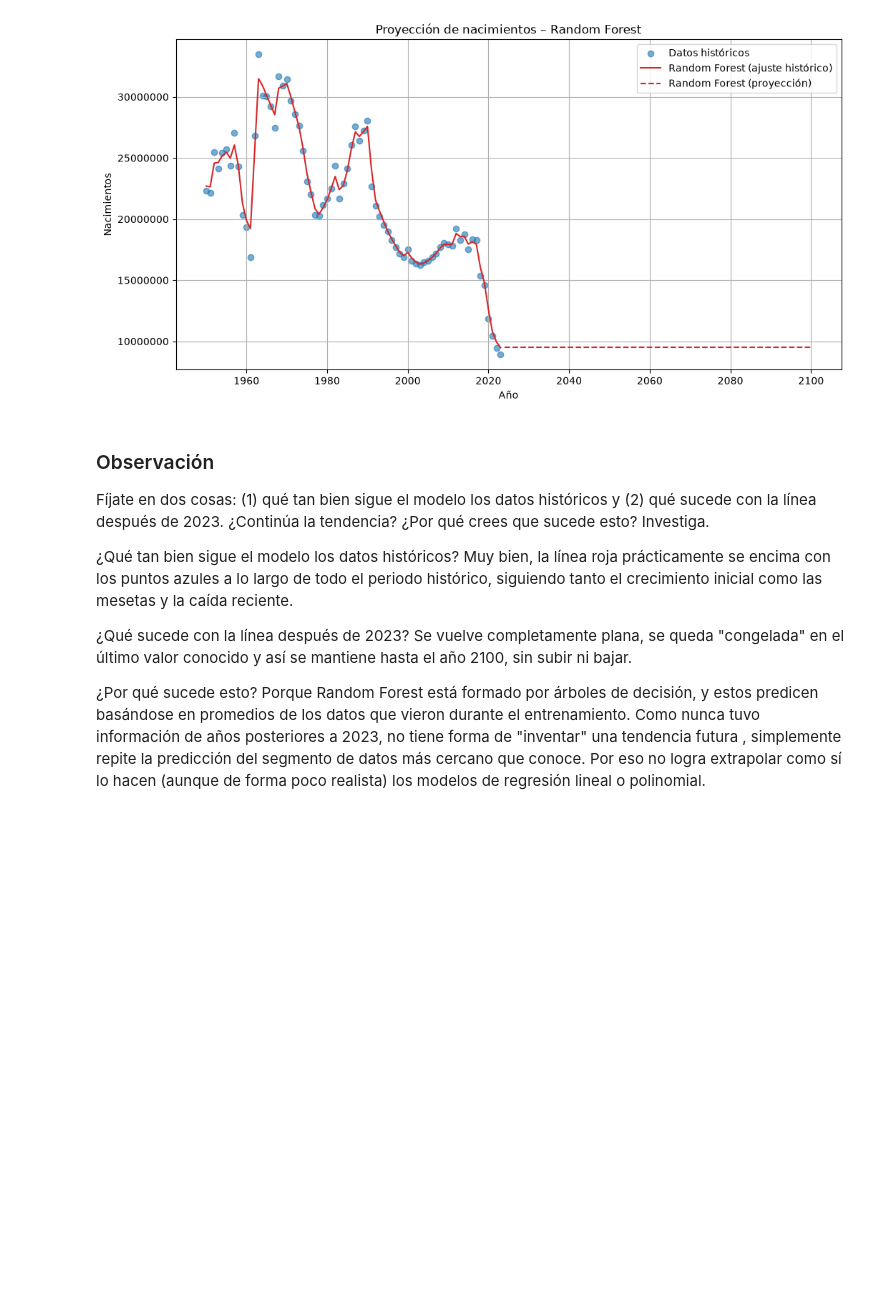
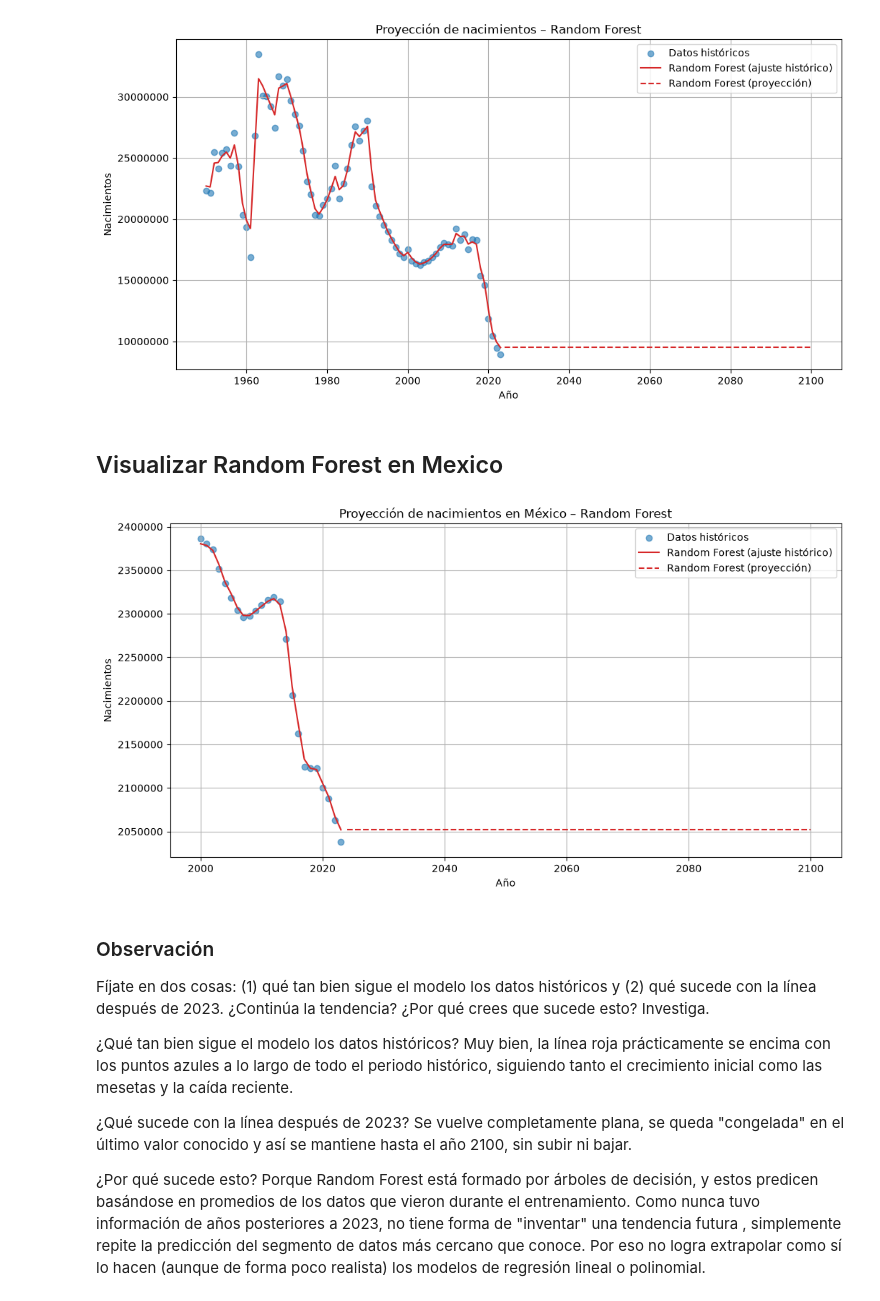
Before and after one commit to mtz-lab/big-data, a Jupyter notebook: u3_1_modelos_ml/notebooks/dataset_china.ipynb, the cells around one changed output. Drawn from its saved outputs; the diff is of its cells as text; code cells hidden in the pictures; blank space fills up the shorter version.

```diff
--- a/u3_1_modelos_ml/notebooks/dataset_china.ipynb
+++ b/u3_1_modelos_ml/notebooks/dataset_china.ipynb
@@ -800,6 +922,63 @@ plt.grid()
 plt.show()
 # %% [output]
 [figure]
+# %% [markdown]
+ ## Visualizar Random Forest en Mexico
+# %%
+import numpy as np
+from sklearn.ensemble import RandomForestRegressor
+
+# 1. Datos históricos de México: 2000 a 2023
+df_historico = df_mexico[(df_mexico["Year"] >= 2000) & (df_mexico["Year"] <= 2023)]
+
+X = df_historico[["Year"]].values
+y = df_historico["births"].values
+
+anios_futuros = np.arange(2024, 2101).reshape(-1, 1)
+
+# 2. Entrenar Random Forest
+modelo_rf = RandomForestRegressor(n_estimators=100, random_state=42)  #
+modelo_rf.fit(X, y)
+
+# 3. Predicciones
+predicciones_rf = modelo_rf.predict(X)
+predicciones_rf_futuras = modelo_rf.predict(anios_futuros)
+
+# 4. Gráfica
+plt.figure(figsize=(12, 6))
+
+plt.scatter(
+    df_historico["Year"],
+    df_historico["births"],
+    label="Datos históricos",
+    alpha=0.6
+)
+
+plt.plot(
+    df_historico["Year"],
+    predicciones_rf,
+    color="tab:red",
+    label="Random Forest (ajuste histórico)"
+)
+
+plt.plot(
+    anios_futuros.flatten(),
+    predicciones_rf_futuras,
+    color="tab:red",
+    linestyle="--",
+    label="Random Forest (proyección)"
+)
+
+plt.title("Proyección de nacimientos en México – Random Forest")
+plt.xlabel("Año")
+plt.ylabel("Nacimientos")
+
+plt.ticklabel_format(style="plain", axis="y", useOffset=False)
+plt.legend()
+plt.grid()
+plt.show()
+# %% [output]
+[figure, added]
 # %% [markdown]
 ### Observación
 
```
Also changed, not shown: parts of 9 cells of this notebook.
